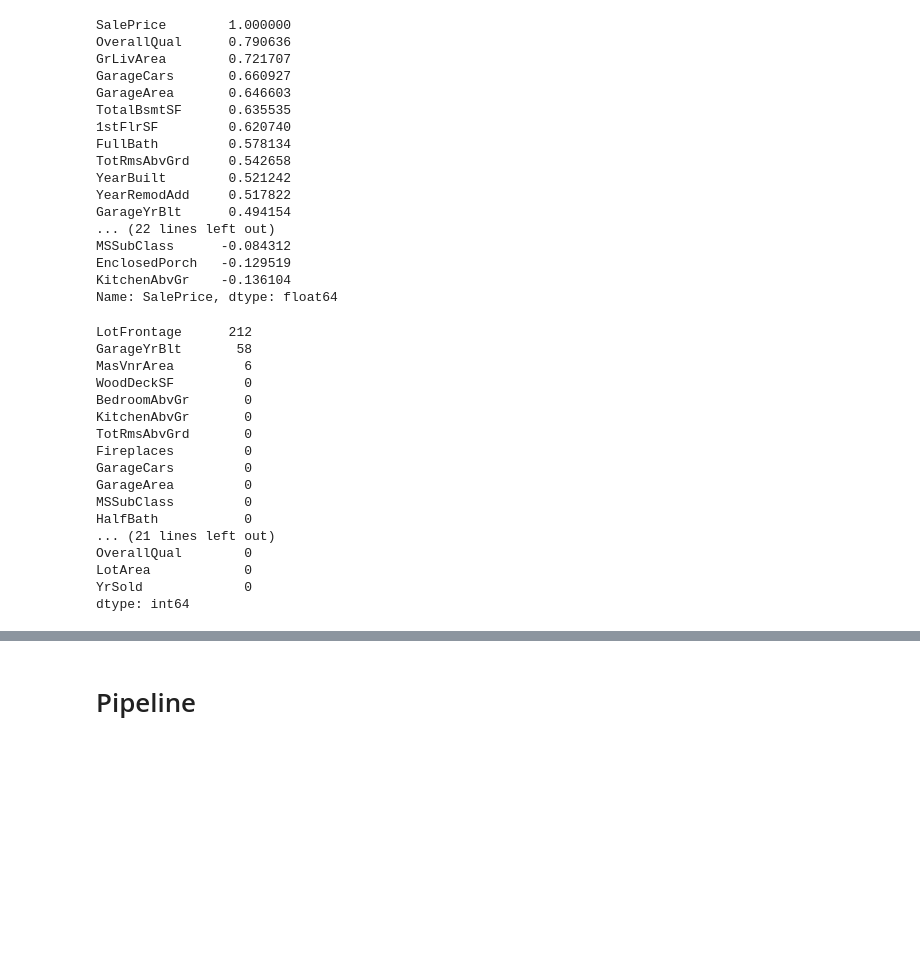
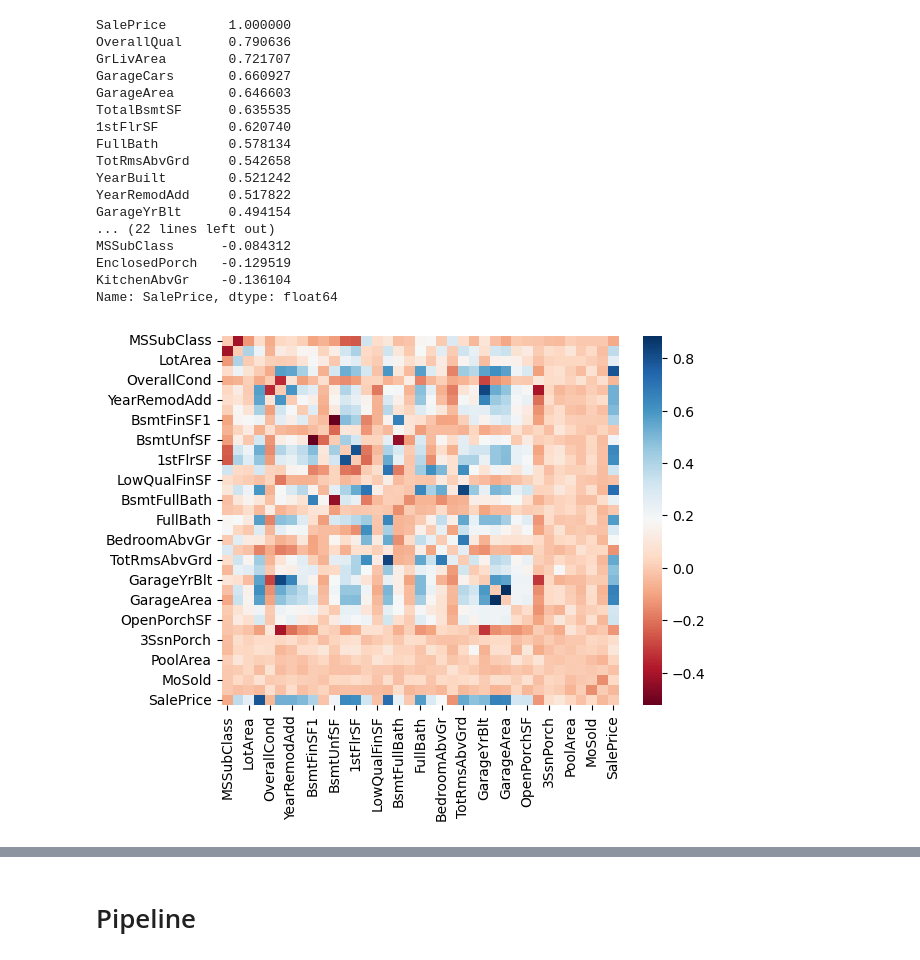
Before and after one commit to angelocandari/kag-house-price, a Jupyter notebook: house-prices.ipynb, the cells around one changed output, grey strips where cells are left out. Saved outputs shown, nothing was run; the diff lists cells and outputs as text; code cells hidden in the pictures; blank space fills up the shorter version.

```diff
--- a/house-prices.ipynb
+++ b/house-prices.ipynb
@@ -64,23 +66,8 @@ MSSubClass      -0.084312
 EnclosedPorch   -0.129519
 KitchenAbvGr    -0.136104
 Name: SalePrice, dtype: float64
-# %%
-train[num].isnull().sum().sort_values(ascending=False)
-# %% [output]
-LotFrontage      212
-GarageYrBlt       58
-MasVnrArea         6
-WoodDeckSF         0
-BedroomAbvGr       0
-KitchenAbvGr       0
-TotRmsAbvGrd       0
-Fireplaces         0
-GarageCars         0
-GarageArea         0
-MSSubClass         0
-HalfBath           0
-... (21 lines left out)
-OverallQual        0
-LotArea            0
-YrSold             0
-dtype: int64
+# %%
+np.fill_diagonal(corr.values, 0)
+sns.heatmap(corr, cmap='RdBu');
+# %% [output]
+[figure, added]
```
Also changed, not shown: parts of 22 cells of this notebook.
